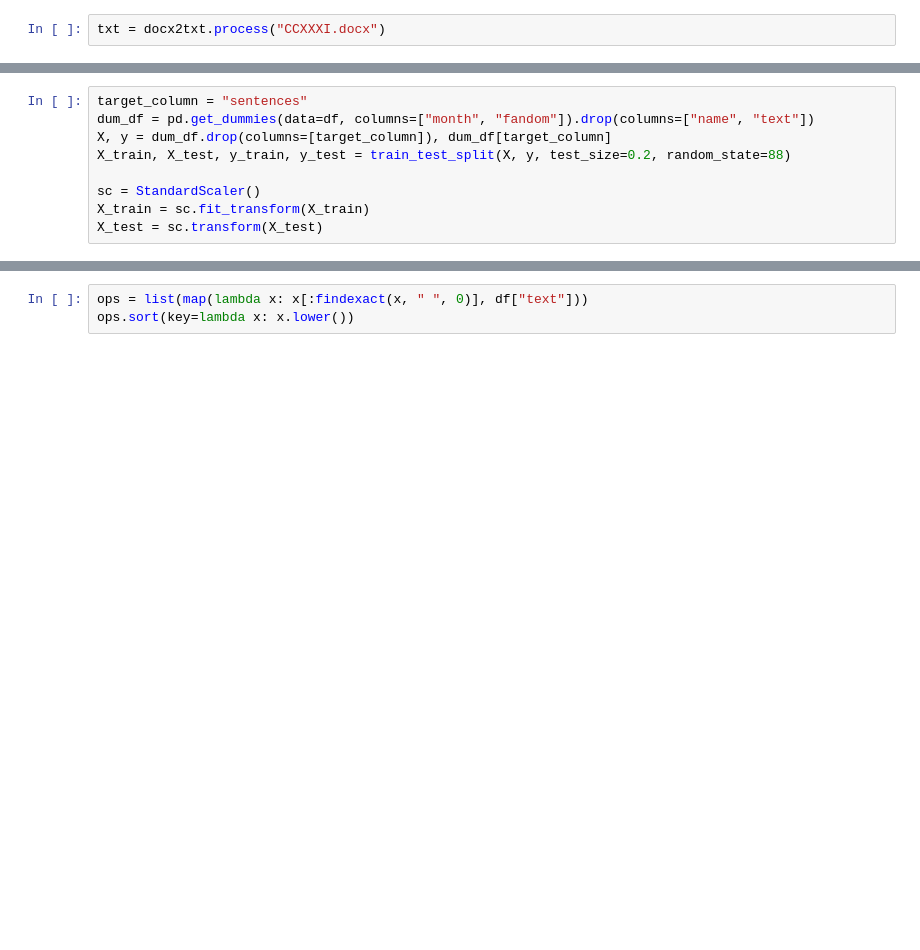
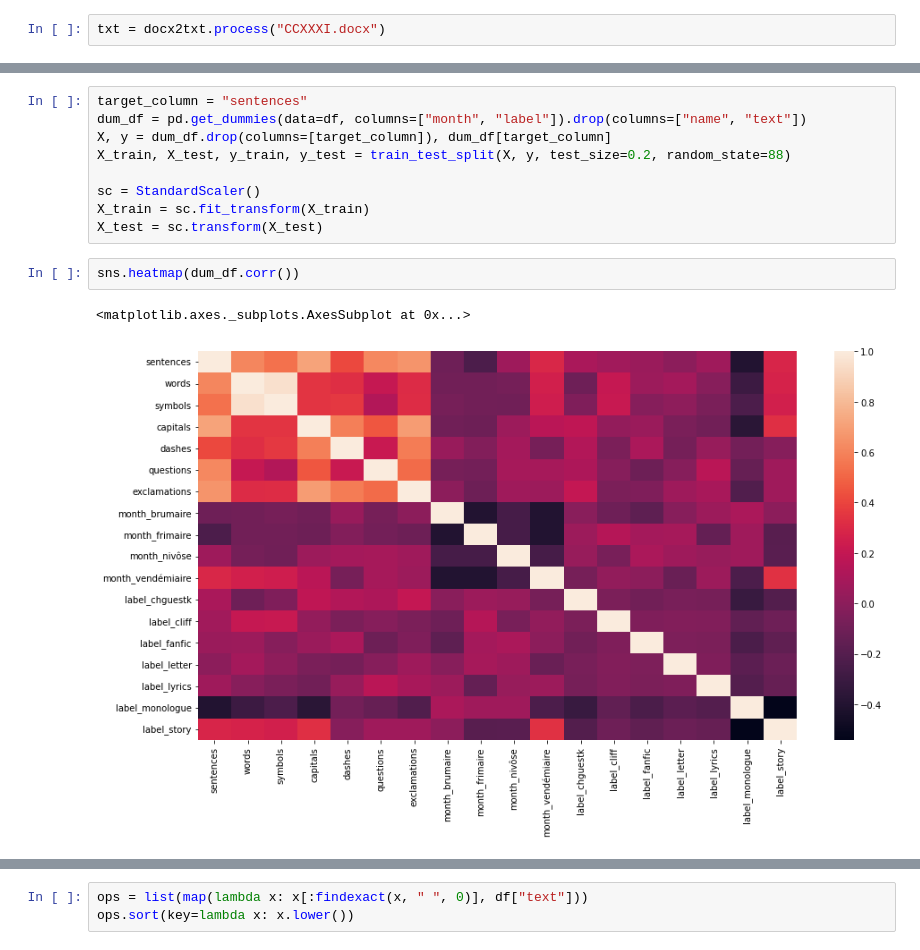
Before and after one commit to yualapshina/ccxxxi-statistics, a Jupyter notebook: ccxxxi.ipynb, the cells around one changed output, grey strips where cells are left out. Drawn from its saved outputs; the diff is of its cells as text; blank space fills up the shorter version.

```diff
--- a/ccxxxi.ipynb
+++ b/ccxxxi.ipynb
@@ -133,12 +139,17 @@ plt.show()
 # %%
 target_column = "sentences"
-dum_df = pd.get_dummies(data=df, columns=["month", "fandom"]).drop(columns=["name", "text"])
+dum_df = pd.get_dummies(data=df, columns=["month", "label"]).drop(columns=["name", "text"])
 X, y = dum_df.drop(columns=[target_column]), dum_df[target_column]
 X_train, X_test, y_train, y_test = train_test_split(X, y, test_size=0.2, random_state=88)
 
 sc = StandardScaler()
 X_train = sc.fit_transform(X_train)
 X_test = sc.transform(X_test)
+# %%
+sns.heatmap(dum_df.corr())
+# %% [output]
+<matplotlib.axes._subplots.AxesSubplot at 0x...>
+[figure, added]
 # %%
 params = np.arange(0, 150, 1)
 # params = np.arange(0, 1, 0.02)
```
Also changed, not shown: parts of 12 cells of this notebook.
